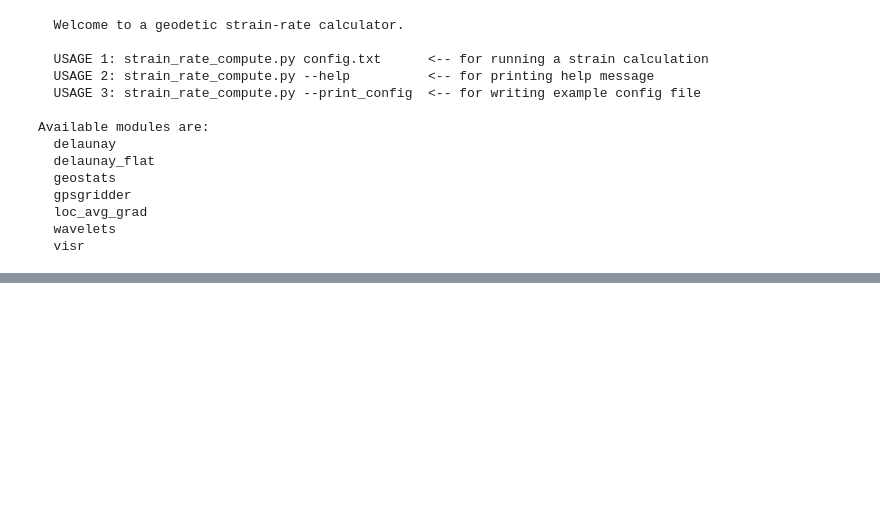
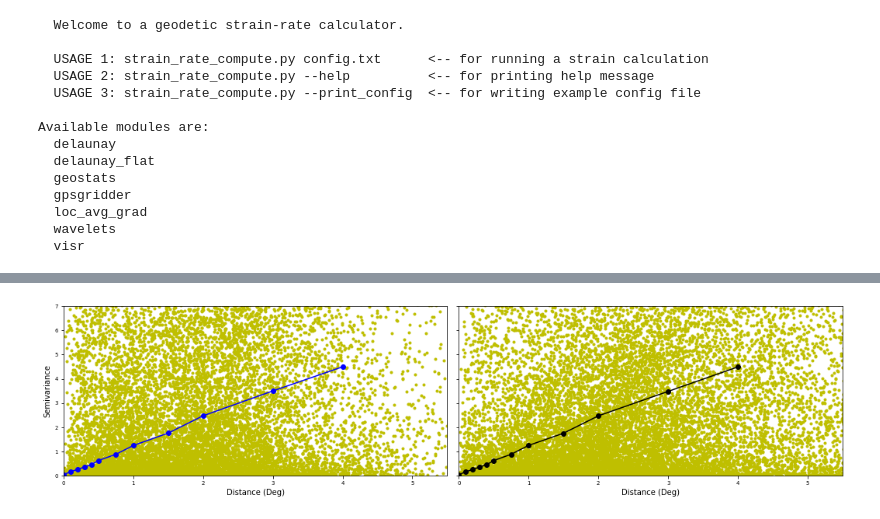
Before and after one commit to kmaterna/Strain_2D, a Jupyter notebook: example/tutorial.ipynb, the cells around one changed output, grey strips where cells are left out. Cells and saved outputs as stored; diff of their text form; code cells hidden in the pictures; blank space fills up the shorter version.

```diff
--- a/example/tutorial.ipynb
+++ b/example/tutorial.ipynb
@@ -243,0 +261,30 @@ TypeError: can't multiply sequence by non-int of type 'list'
+# %%
+# we should convert the lat/lon to a local coordinate system, but we'll simplify and just use lat/lon for now
+h = pdist(df[['Lon', 'Lat']].values)
+gam_E = 0.5 * np.square(pdist(np.broadcast_to(df['VE'].values, (1, len(df['VE'].values))).T))
+gam_N = 0.5 * np.square(pdist(np.broadcast_to(df['VN'].values, (1, len(df['VN'].values))).T))
+# %%
+# Plot the raw semivariances
+f, (ax1, ax2) = plt.subplots(1, 2, sharey=True, figsize=(18, 4))
+ax1.scatter(h, gam_E, marker='.', c='y')
+ax2.scatter(h, gam_N, marker='.', c='y')
+
+# Add the binned (empirical) semivariance
+bins = np.array([0, 0.1, 0.2, 0.3, 0.4, 0.5, 0.75, 1, 1.5, 2, 3, 4, 5])
+digitized = np.digitize(gam_E, bins)
+bin_means_E = [gam_E[digitized == i].mean() for i in range(1, len(bins))]
+digitized = np.digitize(gam_N, bins)
+bin_means_N = [gam_N[digitized == i].mean() for i in range(1, len(bins))]
+
+ax1.plot(bins[:-1], bin_means_E, '-ob')
+ax2.plot(bins[:-1], bin_means_N, '-ok')
+
+ax1.set_ylabel('Semivariance')
+ax1.set_xlabel('Distance (Deg)')
+ax2.set_xlabel('Distance (Deg)')
+ax1.set_xlim([0, 5.5])
+ax2.set_xlim([0, 5.5])
+plt.ylim([0, 7])
+plt.subplots_adjust(wspace=0.03, hspace=0.)
+# %% [output]
+[figure, added]
```
Also changed, not shown: parts of 14 cells of this notebook, 1 other file.
